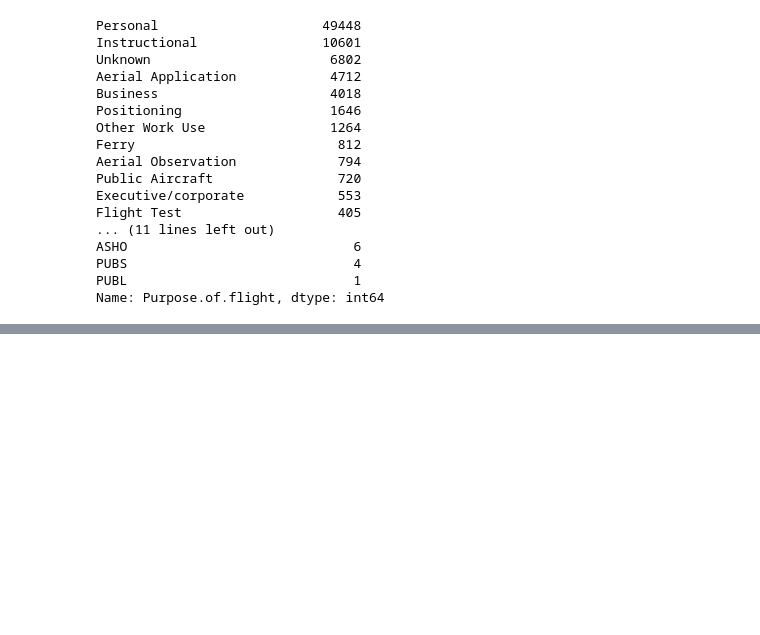
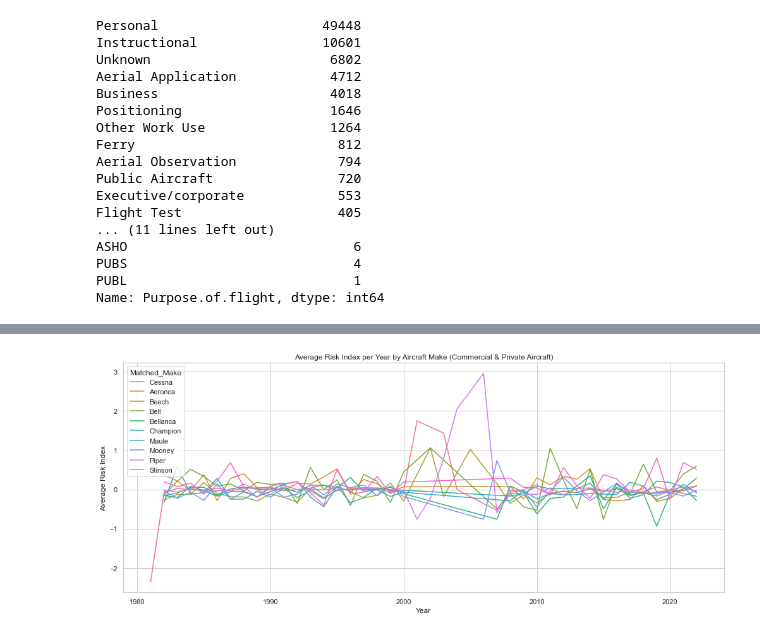
Before and after one commit to lameckodallo/dsc-phase-1-project-v3, a Jupyter notebook: student.ipynb, the cells around one changed output, grey strips where cells are left out. Drawn from its saved outputs; the diff is of its cells as text; code cells hidden in the pictures; blank space fills up the shorter version.

```diff
--- a/student.ipynb
+++ b/student.ipynb
@@ -228,0 +318,21 @@ array(['UNK', 'IMC', 'VMC', nan, 'Unk'], dtype=object)
+# %%
+# Identify top 10 most common aircraft makes
+top_makes = df_target['Matched_Make'].value_counts().head(10).index.tolist()
+
+# Filter to include only those top makes
+df_top_makes = df_target[df_target['Matched_Make'].isin(top_makes)].copy()
+
+# roup by Year and Make to calculate average risk index
+risk_by_year_make = df_top_makes.groupby(['Year', 'Matched_Make'])['Risk_Index'].mean().reset_index()
+
+# Step: Plot using seaborn
+plt.figure(figsize=(14, 6))
+sns.lineplot(data=risk_by_year_make, x='Year', y='Risk_Index', hue='Matched_Make')
+plt.title("Average Risk Index per Year by Aircraft Make (Commercial & Private Aircraft)")
+plt.xlabel("Year")
+plt.ylabel("Average Risk Index")
+plt.grid(True)
+plt.tight_layout()
+plt.show()
+# %% [output]
+[figure, added]
```
Also changed, not shown: parts of 20 cells of this notebook.
